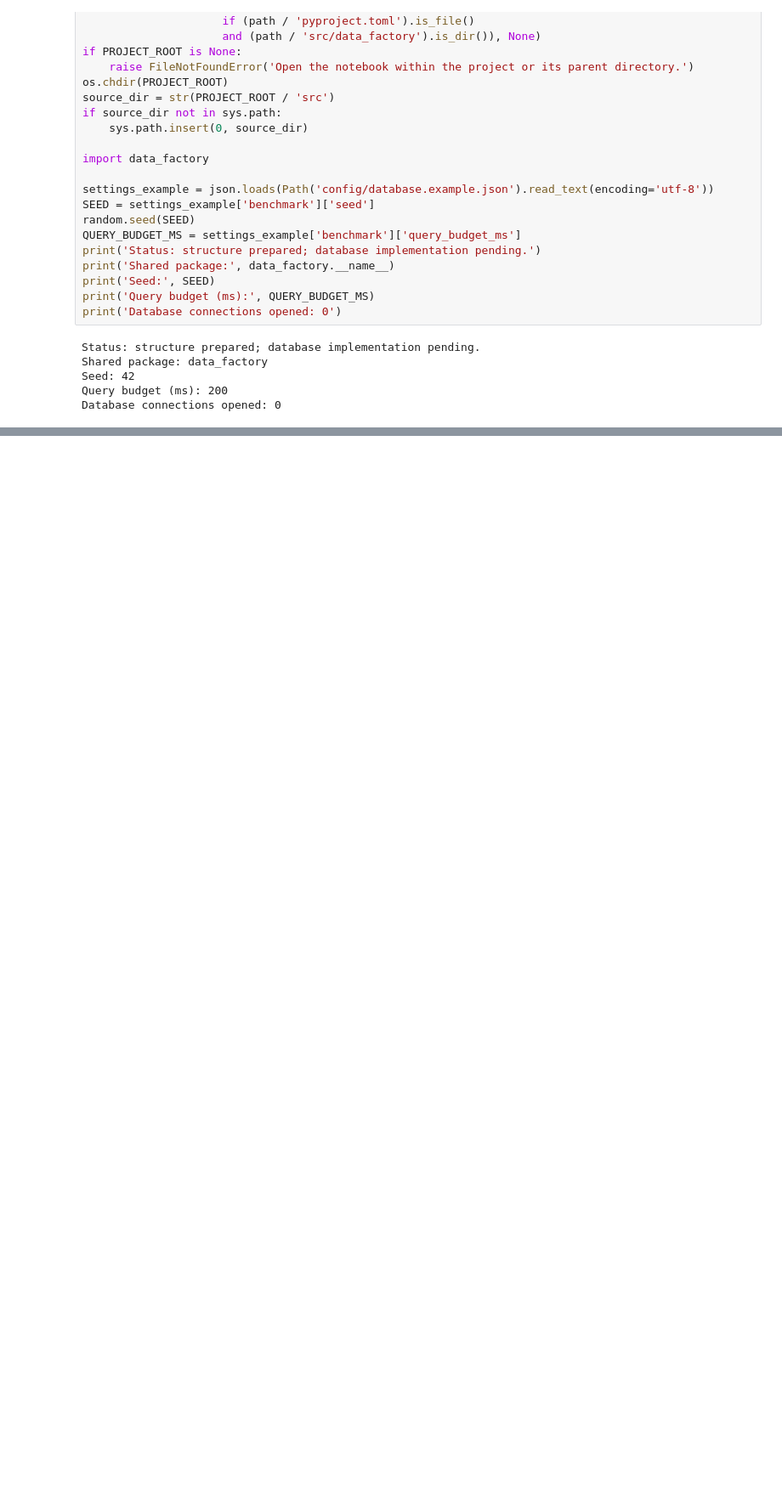
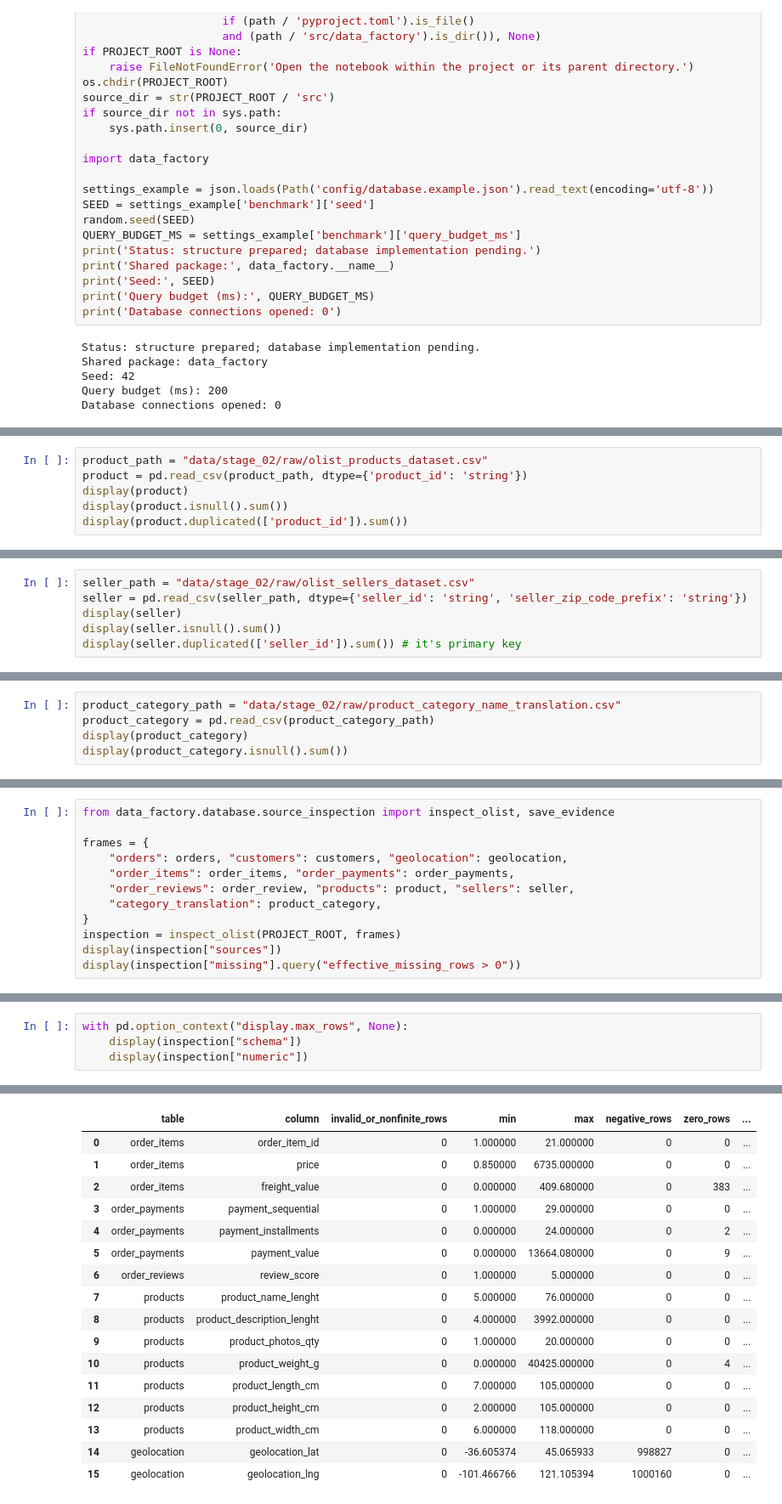
Before and after one commit to Ehsan-soveyzi/data_factory, a Jupyter notebook: stages/stage_02/solution.ipynb, the cells around one changed output, grey strips where cells are left out. Shown at 85% size. Cells and saved outputs as stored; diff of their text form; blank space fills up the shorter version.

Commit message:
data base first olist data sets inspectations are completed.

```diff
--- a/stages/stage_02/solution.ipynb
+++ b/stages/stage_02/solution.ipynb
@@ -52,0 +248,6 @@ Database connections opened: 0
+# %%
+product_path = "data/stage_02/raw/olist_products_dataset.csv"
+product = pd.read_csv(product_path, dtype={'product_id': 'string'})
+display(product)
+display(product.isnull().sum())
+display(product.duplicated(['product_id']).sum())
@@ -52,0 +279,6 @@ Database connections opened: 0
+# %%
+seller_path = "data/stage_02/raw/olist_sellers_dataset.csv"
+seller = pd.read_csv(seller_path, dtype={'seller_id': 'string', 'seller_zip_code_prefix': 'string'})
+display(seller)
+display(seller.isnull().sum())
+display(seller.duplicated(['seller_id']).sum()) # it's primary key
@@ -52,0 +305,5 @@ Database connections opened: 0
+# %%
+product_category_path = "data/stage_02/raw/product_category_name_translation.csv"
+product_category = pd.read_csv(product_category_path)
+display(product_category)
+display(product_category.isnull().sum())
@@ -52,0 +337,12 @@ Database connections opened: 0
+# %%
+from data_factory.database.source_inspection import inspect_olist, save_evidence
+
+frames = {
+    "orders": orders, "customers": customers, "geolocation": geolocation,
+    "order_items": order_items, "order_payments": order_payments,
+    "order_reviews": order_review, "products": product, "sellers": seller,
+    "category_translation": product_category,
+}
+inspection = inspect_olist(PROJECT_ROOT, frames)
+display(inspection["sources"])
+display(inspection["missing"].query("effective_missing_rows > 0"))
@@ -52,0 +433,5 @@ Database connections opened: 0
+# %%
+with pd.option_context("display.max_rows", None):
+    display(inspection["schema"])
+    display(inspection["numeric"])
+# %% [output]
@@ -52,0 +455,17 @@ Database connections opened: 0
+|  | table | column | invalid_or_nonfinite_rows | min | max | negative_rows | zero_rows | ... |
+| 0 | order_items | order_item_id | 0 | 1.000000 | 21.000000 | 0 | 0 | ... |
+| 1 | order_items | price | 0 | 0.850000 | 6735.000000 | 0 | 0 | ... |
+| 2 | order_items | freight_value | 0 | 0.000000 | 409.680000 | 0 | 383 | ... |
+| 3 | order_payments | payment_sequential | 0 | 1.000000 | 29.000000 | 0 | 0 | ... |
+| 4 | order_payments | payment_installments | 0 | 0.000000 | 24.000000 | 0 | 2 | ... |
+| 5 | order_payments | payment_value | 0 | 0.000000 | 13664.080000 | 0 | 9 | ... |
+| 6 | order_reviews | review_score | 0 | 1.000000 | 5.000000 | 0 | 0 | ... |
+| 7 | products | product_name_lenght | 0 | 5.000000 | 76.000000 | 0 | 0 | ... |
+| 8 | products | product_description_lenght | 0 | 4.000000 | 3992.000000 | 0 | 0 | ... |
+| 9 | products | product_photos_qty | 0 | 1.000000 | 20.000000 | 0 | 0 | ... |
+| 10 | products | product_weight_g | 0 | 0.000000 | 40425.000000 | 0 | 4 | ... |
+| 11 | products | product_length_cm | 0 | 7.000000 | 105.000000 | 0 | 0 | ... |
+| 12 | products | product_height_cm | 0 | 2.000000 | 105.000000 | 0 | 0 | ... |
+| 13 | products | product_width_cm | 0 | 6.000000 | 118.000000 | 0 | 0 | ... |
+| 14 | geolocation | geolocation_lat | 0 | -36.605374 | 45.065933 | 998827 | 0 | ... |
+| 15 | geolocation | geolocation_lng | 0 | -101.466766 | 121.105394 | 1000160 | 0 | ... |
```
Also changed, not shown: parts of 35 cells of this notebook, 4 other files.
